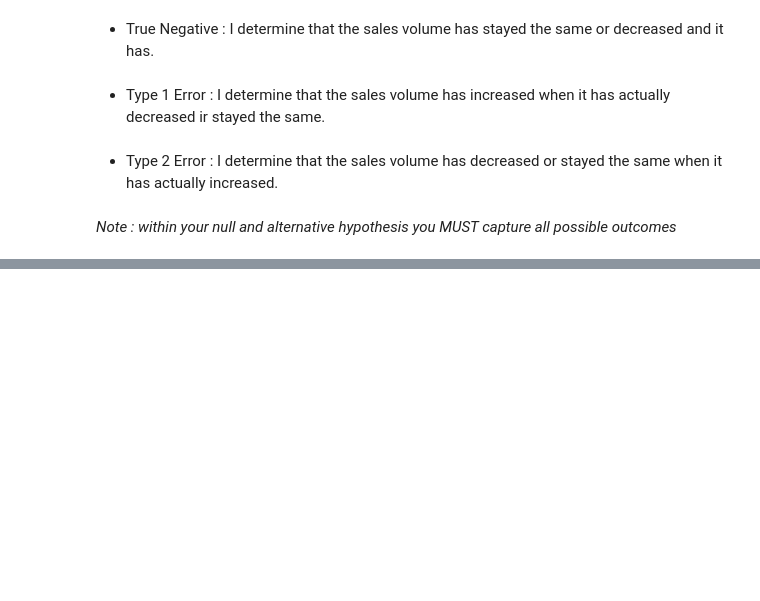
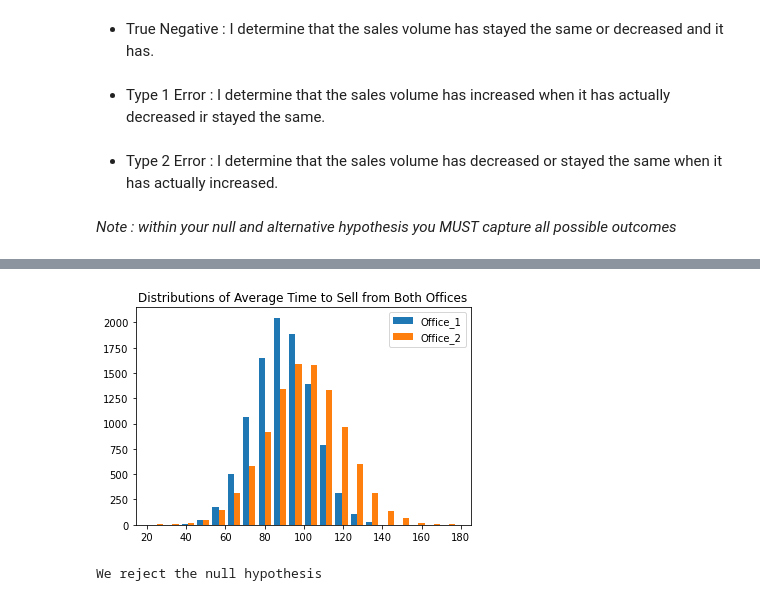
Before and after one commit to DeangeloBowen1/statistics, a Jupyter notebook: hypothesis_testing.ipynb, the cells around one changed output, grey strips where cells are left out. Drawn from its saved outputs; the diff is of its cells as text; code cells hidden in the pictures; blank space fills up the shorter version.

```diff
--- a/hypothesis_testing.ipynb
+++ b/hypothesis_testing.ipynb
@@ -62,0 +79,20 @@ Ha: Sales volume is greater with the new ad
+# %%
+alpha = 0.05
+office_1 = stats.norm(90, 15).rvs(10_000)
+office_2 = stats.norm(100, 20).rvs(10_000)
+# %%
+plt.title('Distributions of Average Time to Sell from Both Offices')
+plt.hist([office_1, office_2], bins= 20, label=['Office_1', "Office_2"])
+plt.legend(loc="upper right")
+plt.show()
+# %% [output]
+[figure, added]
+# %%
+t,p = stats.ttest_ind(office_1, office_2)
+
+if p < alpha:
+    print("We reject the null hypothesis")
+else:
+    print("We fail to reject the null hypothesis")
+# %% [output]
+We reject the null hypothesis
```
Also changed, not shown: parts of 61 cells of this notebook, 2 other files.
